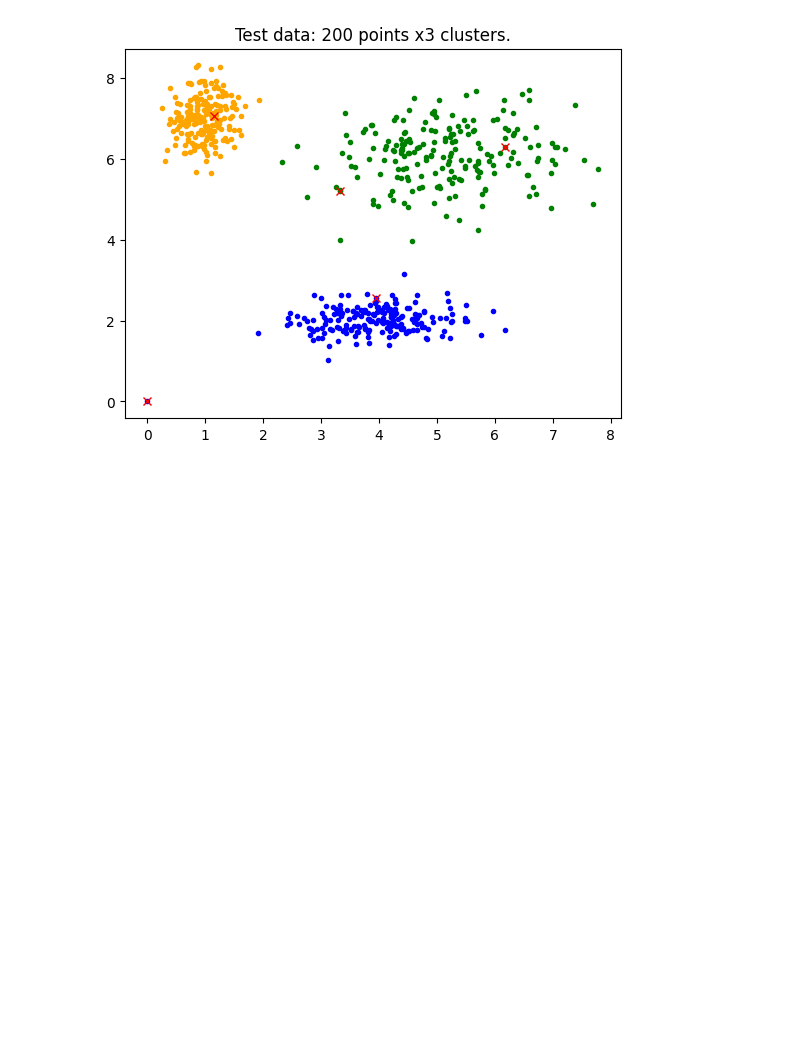
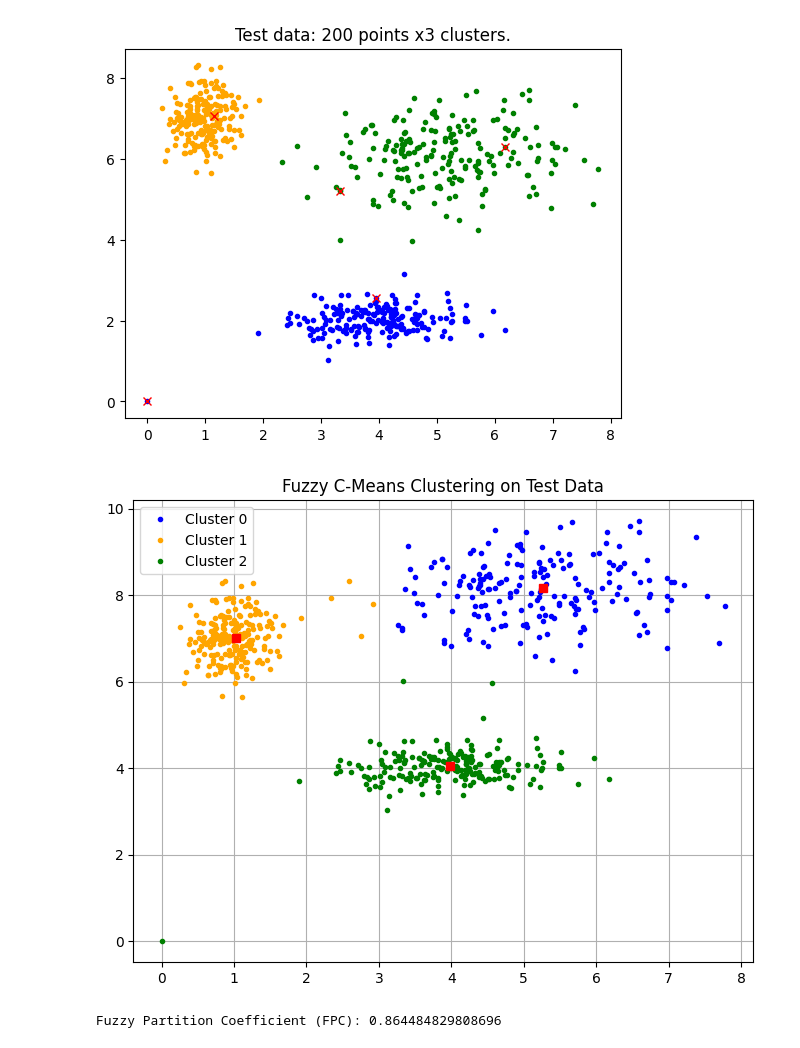
Before and after one commit to volodymyrkir/fuzzy_models_and_processing, a Jupyter notebook: lab_5/lab_5.ipynb, the cells around one changed output. Saved outputs shown, nothing was run; the diff lists cells and outputs as text; code cells hidden in the pictures; blank space fills up the shorter version.

Commit message:
add fuzzy k means

```diff
--- a/lab_5/lab_5.ipynb
+++ b/lab_5/lab_5.ipynb
@@ -137,3 +136,46 @@ ax0.set_title('Test data: 200 points x3 clusters.')
 # %% [output]
 Text(0.5, 1.0, 'Test data: 200 points x3 clusters.')
 [figure]
+# %%
+import numpy as np
+import matplotlib.pyplot as plt
+import skfuzzy as fuzz
+
+centers = [(4, 4), (1, 7), (5, 8)]
+sigmas = [(0.8, 0.3), (0.3, 0.5), (1.1, 0.7)]
+
+np.random.seed(42)
+xpts = np.zeros(1)
+ypts = np.zeros(1)
+labels = np.zeros(1)
+for i, ((xmu, ymu), (xsigma, ysigma)) in enumerate(zip(centers, sigmas)):
+    xpts = np.hstack((xpts, np.random.standard_normal(200) * xsigma + xmu))
+    ypts = np.hstack((ypts, np.random.standard_normal(200) * ysigma + ymu))
+    labels = np.hstack((labels, np.ones(200) * i))
+
+X = np.vstack((xpts, ypts))
+
+n_clusters = 3
+cntr, u, u0, d, jm, p, fpc = fuzz.cluster.cmeans(
+    X, c=n_clusters, m=2, error=0.005, maxiter=1000, init=None
+)
+
+cluster_membership = np.argmax(u, axis=0)
+
+
+fig, ax = plt.subplots(figsize=(8, 6))
+colors = ['b', 'orange', 'g']
+for j in range(n_clusters):
+    ax.plot(X[0, cluster_membership == j], X[1, cluster_membership == j], '.',
+            label=f'Cluster {j}', color=colors[j])
+for pt in cntr:
+    ax.plot(pt[0], pt[1], 'rs')
+ax.set_title('Fuzzy C-Means Clustering on Test Data')
+ax.legend()
+plt.grid(True)
+plt.show()
+
+print("Fuzzy Partition Coefficient (FPC):", fpc)
+# %% [output]
+[figure, added]
+Fuzzy Partition Coefficient (FPC): 0.864484829808696
```
Also changed, not shown: parts of 1 cell of this notebook.
